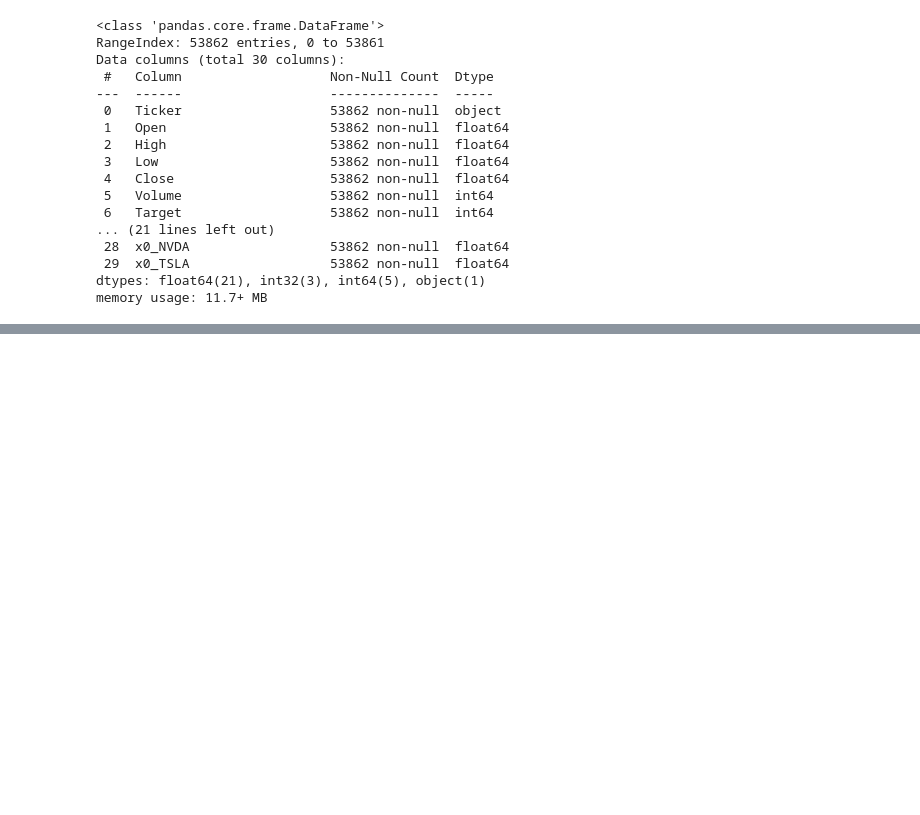
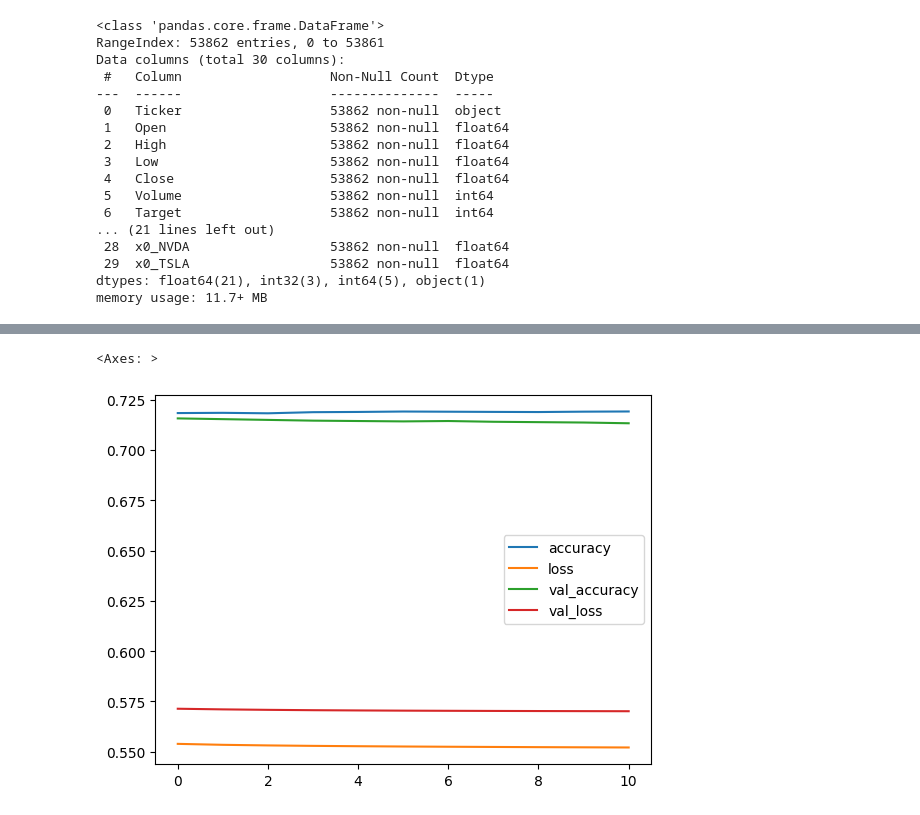
Before and after one commit to mishamickevicius/ML-Projects, a Jupyter notebook: Day Trading Predictor/Day Trader.ipynb, the cells around one changed output, grey strips where cells are left out. Cells and saved outputs as stored; diff of their text form; code cells hidden in the pictures; blank space fills up the shorter version.

```diff
--- a/Day Trading Predictor/Day Trader.ipynb
+++ b/Day Trading Predictor/Day Trader.ipynb
@@ -306,0 +436,6 @@ TypeError: timeseries_dataset_from_array() got multiple values for argument 'tar
+# %%
+early_stop = tf.keras.callbacks.EarlyStopping(monitor='val_accuracy', patience=10, restore_best_weights=True)
+
+opt = tf.keras.optimizers.SGD(learning_rate=0.00001, momentum=0.9)
+deep_rnn.compile(loss=tf.keras.losses.BinaryCrossentropy(), optimizer=opt, metrics=['accuracy'])
+history = deep_rnn.fit(train_ds, validation_data=val_ds, epochs=50, callbacks=[early_stop])
@@ -306,0 +460,5 @@ TypeError: timeseries_dataset_from_array() got multiple values for argument 'tar
+# %%
+pd.DataFrame(history.history).plot()
+# %% [output]
+<Axes: >
+[figure, added]
```
Also changed, not shown: parts of 14 cells of this notebook.
